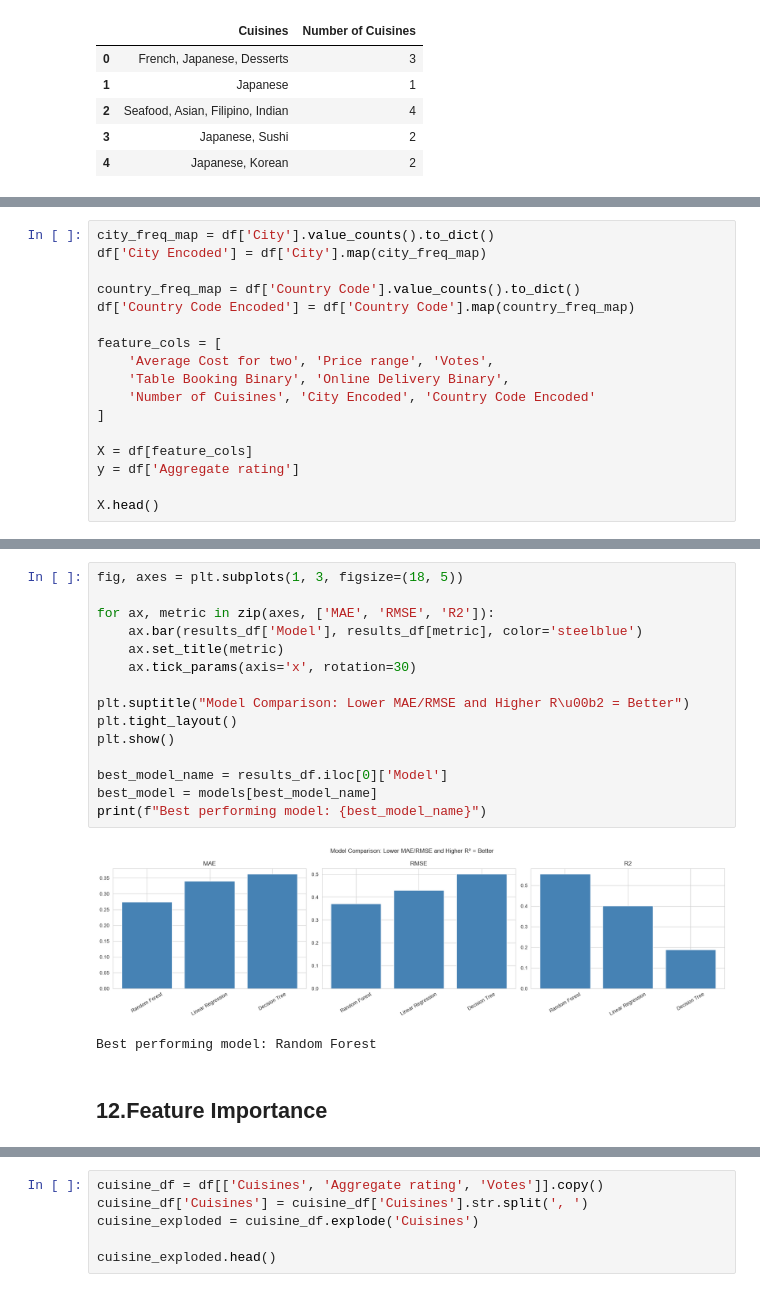
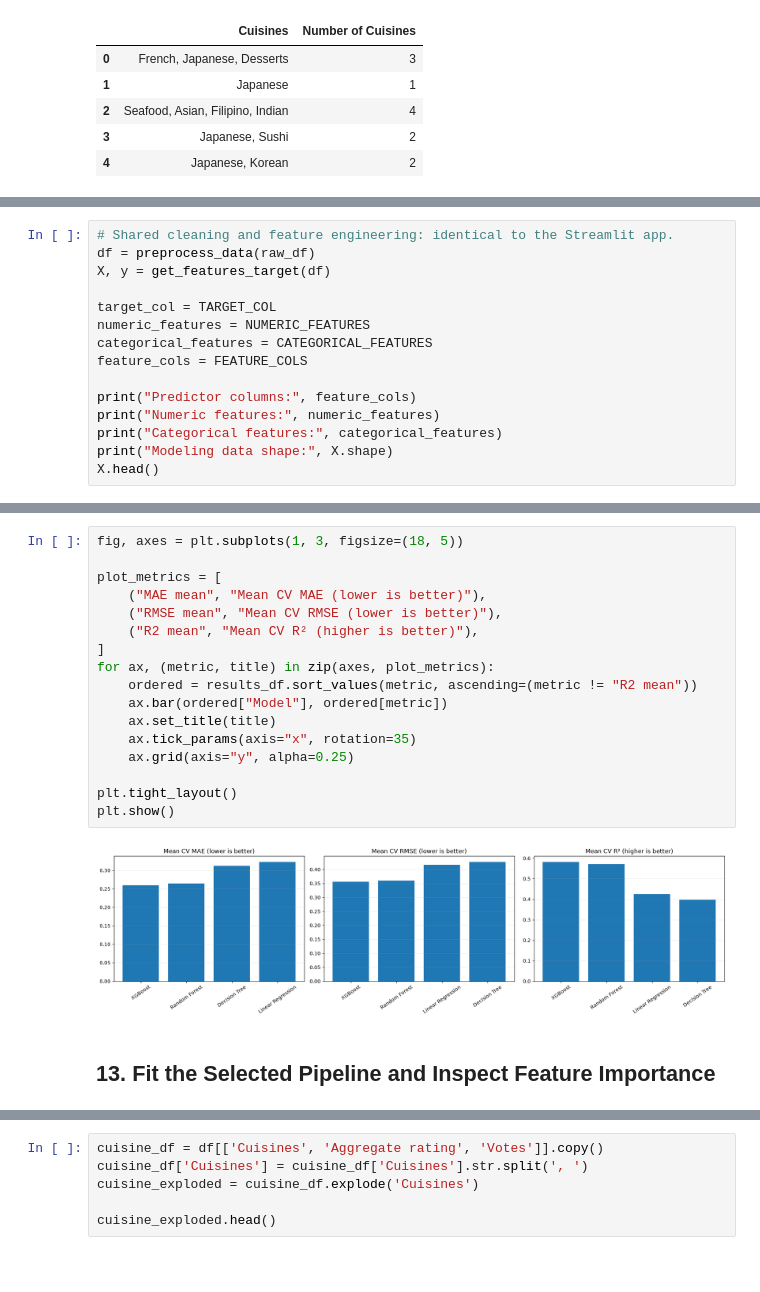
Before and after one commit to GAURAV-2618/Restaurant-Rating-Predictor, a Jupyter notebook: restaurant_predict.ipynb, the cells around one changed output, grey strips where cells are left out. Cells and saved outputs as stored; diff of their text form; blank space fills up the shorter version.

Commit message:
Update restaurant rating prediction project

```diff
--- a/restaurant_predict.ipynb
+++ b/restaurant_predict.ipynb
@@ -550,18 +567,16 @@ Average number of cuisines per restaurant: 2.2
 # %%
-city_freq_map = df['City'].value_counts().to_dict()
-df['City Encoded'] = df['City'].map(city_freq_map)
+# Shared cleaning and feature engineering: identical to the Streamlit app.
+df = preprocess_data(raw_df)
+X, y = get_features_target(df)
 
-country_freq_map = df['Country Code'].value_counts().to_dict()
-df['Country Code Encoded'] = df['Country Code'].map(country_freq_map)
+target_col = TARGET_COL
+numeric_features = NUMERIC_FEATURES
+categorical_features = CATEGORICAL_FEATURES
+feature_cols = FEATURE_COLS
 
-feature_cols = [
-    'Average Cost for two', 'Price range', 'Votes',
-    'Table Booking Binary', 'Online Delivery Binary',
-    'Number of Cuisines', 'City Encoded', 'Country Code Encoded'
-]
-
-X = df[feature_cols]
-y = df['Aggregate rating']
-
+print("Predictor columns:", feature_cols)
+print("Numeric features:", numeric_features)
+print("Categorical features:", categorical_features)
+print("Modeling data shape:", X.shape)
 X.head()
 # %% [output]
@@ -612,21 +652,22 @@ results_df.round(3)
 # %%
 fig, axes = plt.subplots(1, 3, figsize=(18, 5))
 
-for ax, metric in zip(axes, ['MAE', 'RMSE', 'R2']):
-    ax.bar(results_df['Model'], results_df[metric], color='steelblue')
-    ax.set_title(metric)
-    ax.tick_params(axis='x', rotation=30)
+plot_metrics = [
+    ("MAE mean", "Mean CV MAE (lower is better)"),
+    ("RMSE mean", "Mean CV RMSE (lower is better)"),
+    ("R2 mean", "Mean CV R² (higher is better)"),
+]
+for ax, (metric, title) in zip(axes, plot_metrics):
+    ordered = results_df.sort_values(metric, ascending=(metric != "R2 mean"))
+    ax.bar(ordered["Model"], ordered[metric])
+    ax.set_title(title)
+    ax.tick_params(axis="x", rotation=35)
+    ax.grid(axis="y", alpha=0.25)
 
-plt.suptitle("Model Comparison: Lower MAE/RMSE and Higher R\u00b2 = Better")
 plt.tight_layout()
 plt.show()
-
-best_model_name = results_df.iloc[0]['Model']
-best_model = models[best_model_name]
-print(f"Best performing model: {best_model_name}")
 # %% [output]
-[figure, old version]
+[figure, new version]
-Best performing model: Random Forest
 # %% [markdown]
-## 12.Feature Importance
+## 13. Fit the Selected Pipeline and Inspect Feature Importance
 # %%
```
Also changed, not shown: parts of 42 cells of this notebook, 4 other files.
